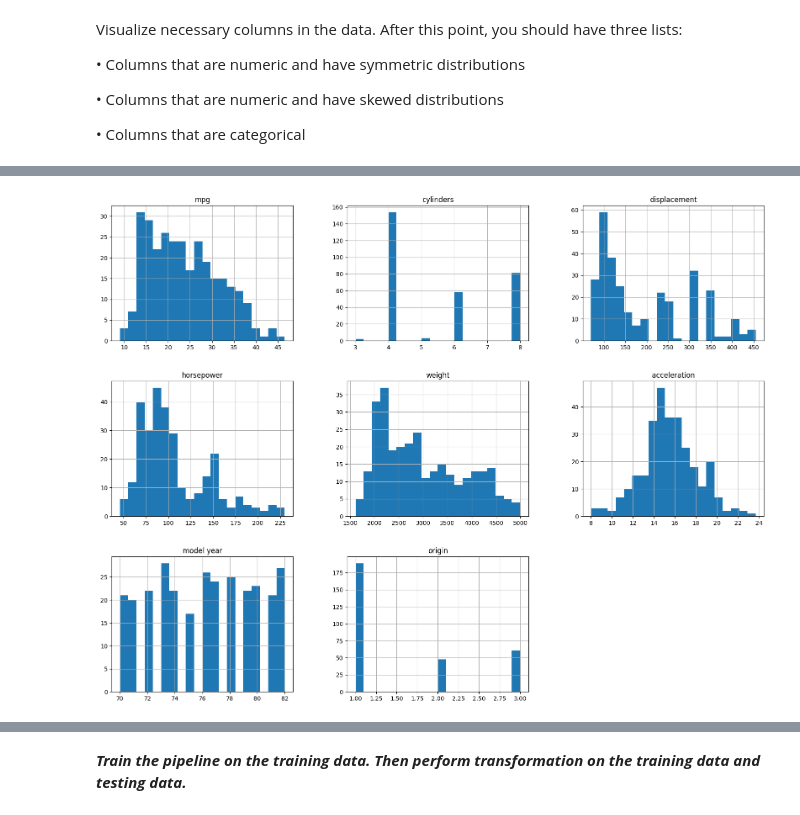
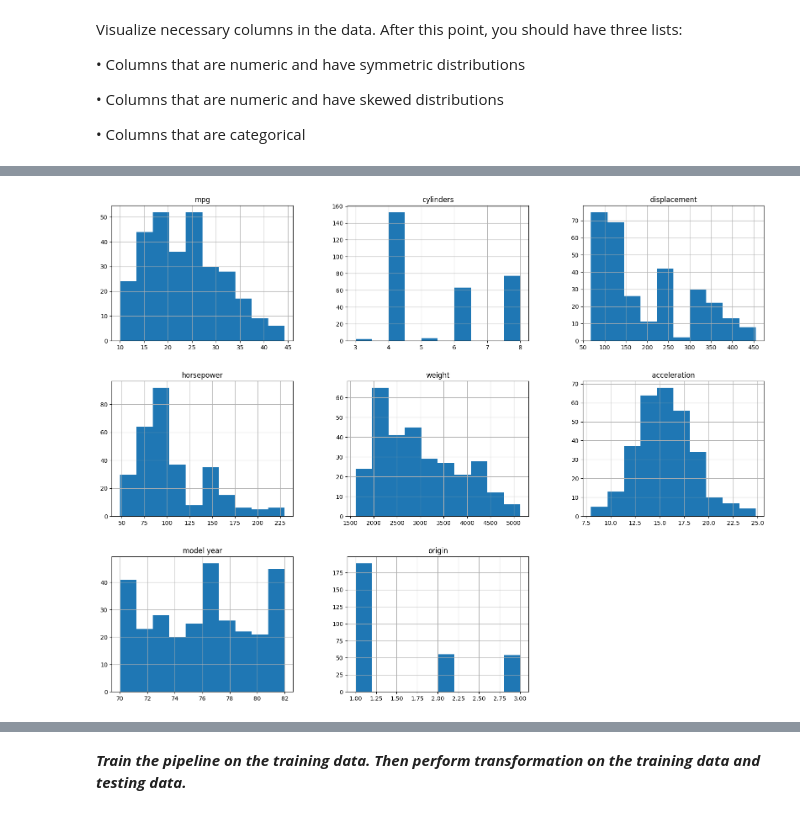
Before and after one commit to LeelaKarthik-26/Practical_Data_Analysis, a Jupyter notebook: Assignment_02.ipynb, the cells around one changed output, grey strips where cells are left out. Saved outputs shown, nothing was run; the diff lists cells and outputs as text; code cells hidden in the pictures.

```diff
--- a/Assignment_02.ipynb
+++ b/Assignment_02.ipynb
@@ -71,0 +63,15 @@ i.e,
+# %%
+missing_values = car_mpg['horsepower'].isnull().sum()
+print(f"Number of missing values in horsepower: {missing_values}")
+car_mpg['horsepower'].fillna(car_mpg['horsepower'].median(), inplace=True)
+car_mpg['horsepower'] = car_mpg['horsepower'].astype(int)
+car_mpg['displacement'] = car_mpg['displacement'].astype(int)
+print(car_mpg.dtypes)
+# List of columns to exclude from finding median
+exclude_columns = ['origin', 'car name']
+
+# Find the median for all numeric columns excluding 'origin' and 'car name'
+median_all_except = car_mpg.drop(exclude_columns, axis=1).median()
+print("\nMedian for all numeric columns except 'origin' and 'car name':")
+print(median_all_except)
+car_mpg.describe()
@@ -100,7 +133,7 @@ traindata.describe()
 # %%
 from matplotlib import pyplot as plt
 
-traindata.hist(bins=20, figsize=(20,15))
+traindata.hist(bins=10, figsize=(20,15))
 plt.show()
 # %% [output]
-[figure, old version]
+[figure, new version]
```
Also changed, not shown: parts of 12 cells of this notebook.
